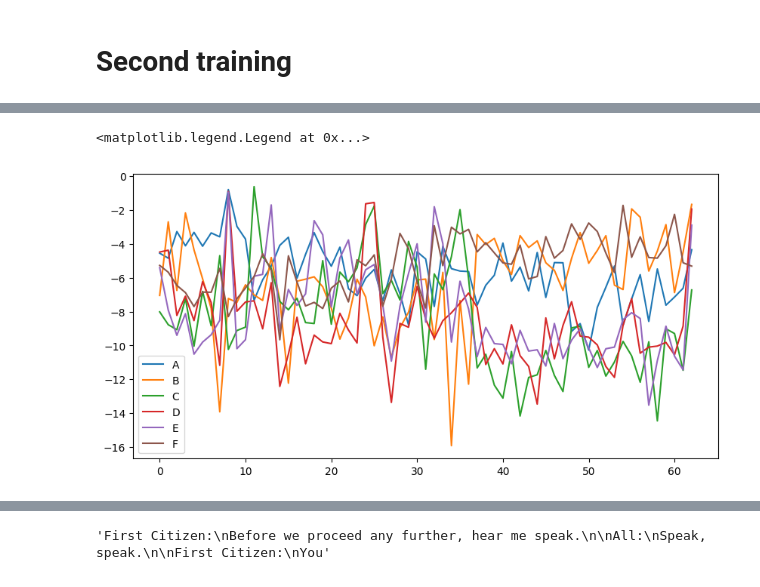
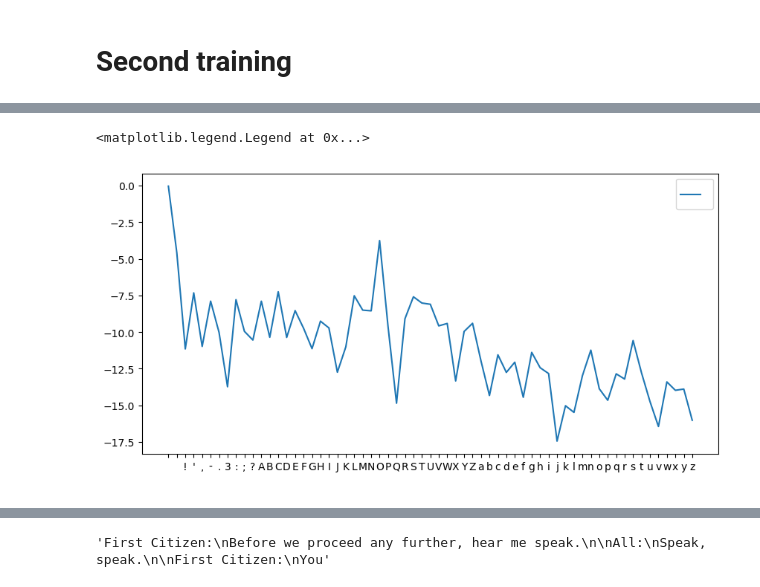
Before and after one commit to bobaoai/Sample_RNN, a Jupyter notebook: Char-RNN-cpu-Shakspear.ipynb, the cells around one changed output, grey strips where cells are left out. Cells and saved outputs as stored; diff of their text form; code cells hidden in the pictures.

```diff
--- a/Char-RNN-cpu-Shakspear.ipynb
+++ b/Char-RNN-cpu-Shakspear.ipynb
@@ -169,7 +221,7 @@ class RNN3(nn.Module):
 #         self.word_to_vec = nn.Embedding(keywords_dict['n_letters'], self.embed_dim)
 #         self.rnn = nn.RNN(self.embed_dim, hidden_size, n_layers, dropout=0.2)
 
-        self.rnn = nn.RNN(keywords_dict['n_letters'], hidden_size, n_layers, dropout=0.2)
+        self.rnn = nn.RNN(input_size, hidden_size, n_layers, dropout=0.2)
         self.fc = nn.Linear(hidden_size, output_size)
         self.softmax = nn.LogSoftmax(dim=2)
 
@@ -198,7 +250,8 @@ class RNN3(nn.Module):
         return output, hidden
 
     def initHidden(self, batch_size):
-        return torch.zeros(self.n_layers, batch_size, self.hidden_size).to(device)
+        _test_a = torch.zeros(self.n_layers, batch_size, self.hidden_size)
+        return torch.nn.init.normal_(_test_a, mean=0.0, std=0.001).to(device)
 # %%
 def init_prediction():
     _test_a = torch.zeros(3, 1, 120)
@@ -240,5 +293,5 @@ output
         grad_fn=<LogSoftmaxBackward>)]
 # %%
-output, _init = rnn_(input_line_tensor.cuda(), _init)
+output, _init = rnn_(input_line_tensor, _init)
 print(_init)
 # rnn_.prediction(input_line_tensor[0:1].cuda(), rnn_.initHidden(1))
@@ -360,2 +438,0 @@ KeyboardInterrupt:
-# %%
-true_training_rnn, all_losses = running( keywords_dict, training_rnn=true_training_rnn, epoch=5)
@@ -495,28 +460,53 @@ NameError: name 'true_training_rnn' is not defined
 # %% [markdown]
 # Second training
+# %%
+def sample(preds, temperature=0.3):
+    # helper function to sample an index from a probability array
+    preds = np.asarray(preds).astype('float64')
+    preds = preds / temperature
+    exp_preds = np.exp(preds)
+    preds = exp_preds / np.sum(exp_preds)
+    probas = np.random.multinomial(1, preds, 1)
+    out = np.random.choice(range(len(chars)), p=probas.ravel())
+    return out
 # %%
-max_length = 5
+max_length = 2000
 import numpy as np
-# rnn=true_training_rnn
-# rnn = torch.load('/Users/apple/PycharmProjects/RNN_CSE254/Sample_RNN/rnn_612_1240',map_location='cpu')
+# rnn=rnn_test
+# rnn = torch.load('rnn_613_mac_fin_354000',map_location='cpu')
+rnn= true_training_rnn
 print(rnn.fc.bias)
 # Sample from a category and starting letter
 # def sample(keywords_dict, start_letter='A'):
 plt.figure(figsize=(10,5))
-
-for start_letter in ['A', 'B','C', 'D', 'E', 'F']:
-    with torch.no_grad():  # no need to track history in sampling
+_hidden_test = rnn.initHidden(1)
+_hidden = _hidden_test
+# for start_letter in ['A', 'B','C', 'D', 'E', 'F']:
+with torch.no_grad():  # no need to track history in sampling
     #         category_tensor = categoryTensor(category)
 
-        _input = inputTensor(start_letter, keywords_dict)
+#         _input = inputTensor(start_letter, keywords_dict)
     #         _input.to(device)
-        hidden = init_prediction()
-        output_name = start_letter
+#         _hidden = init_prediction()
+        output_name = ''.join(["K","I","N","G"," ","L","E","A","R",":"])
+        for i in ["K","I","N","G"," ","L","E","A","R",":"]:
+#             print(i)
+            _input = inputTensor(i, keywords_dict)
+#             print(_input)
+            _output, _hidden = rnn.prediction(_input, _hidden)
+#             print("out",_output)
+        plt.plot(list(keywords_dict['all_letters']),list(_output[0][0]), )
+
+        topi= sample(_output[0][0])
+        letter = keywords_dict['all_letters'][topi]
+#         print("The start:", letter)
+        output_name += letter
+        _input = inputTensor(letter, keywords_dict)
 
         for i in range(max_length):
-            output, hidden = rnn.prediction(_input, hidden)
-            if i==0:
-                plt.plot(range(len(output[0][0])),list(output[0][0]), )
+            output, _hidden = rnn.prediction(_input, _hidden)
+#             if i==0:
+
 #                 plt.show()
 #             topv, topi = output[0][0].topk(1)
             topi= sample(output[0][0])
@@ -525,9 +515,8 @@ for start_letter in ['A', 'B','C', 'D', 'E', 'F']:
             output_name += letter
             _input = inputTensor(letter, keywords_dict)
             _input.to(device)
-            print(output_name)
-plt.legend(['A', 'B','C', 'D', 'E', 'F'])
-#     return output_name
-# sample(keywords_dict)
+        print(output_name)
+plt.legend(["\n"])
+# plt.xlim()
 # %% [output]
 Parameter containing:
@@ -550,2 +539,2 @@ Fn'hR
 <matplotlib.legend.Legend at 0x...>
-[figure, old version]
+[figure, new version]
```
Also changed, not shown: parts of 43 cells of this notebook, 4 other files.
